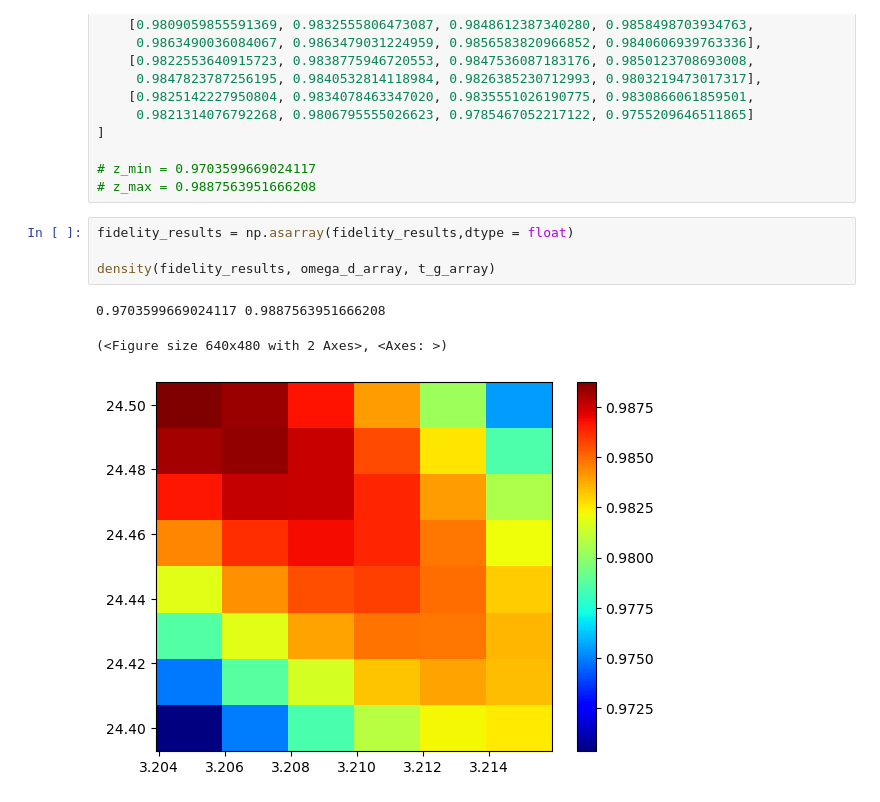
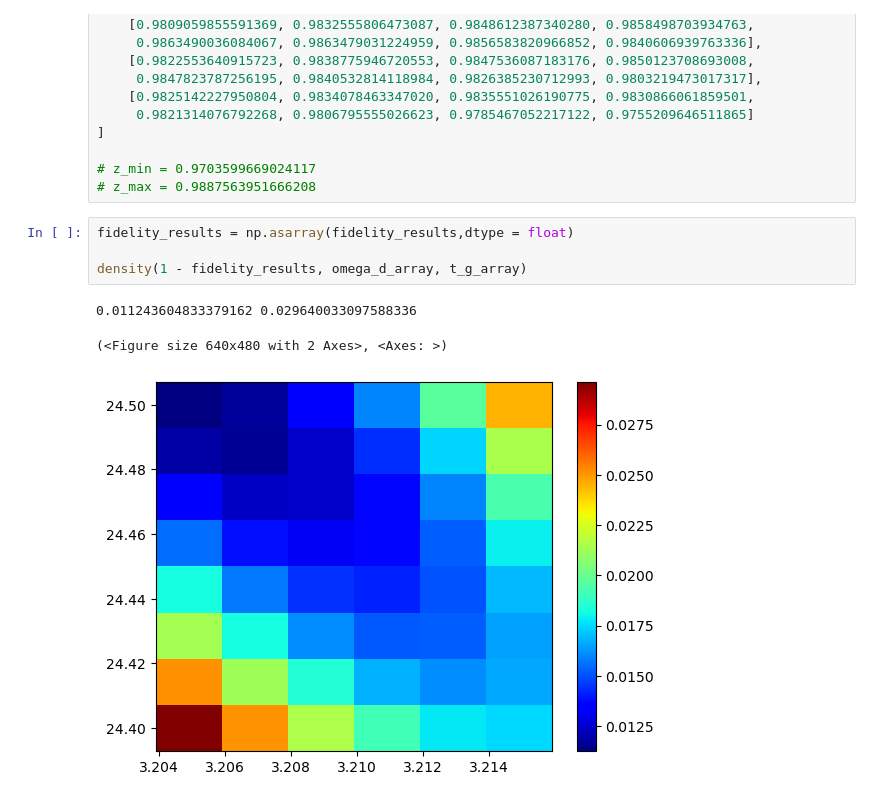
Before and after one commit to Sam-Bieberich/QuTiP, a Jupyter notebook: plot_gen.ipynb, the cells around one changed output. Saved outputs shown, nothing was run; the diff lists cells and outputs as text.

```diff
--- a/plot_gen.ipynb
+++ b/plot_gen.ipynb
@@ -137,11 +137,11 @@ fidelity_results = [
 # %%
 fidelity_results = np.asarray(fidelity_results,dtype = float)
 
-density(fidelity_results, omega_d_array, t_g_array)
+density(1 - fidelity_results, omega_d_array, t_g_array)
 # %% [output]
-0.9703599669024117 0.9887563951666208
+0.011243604833379162 0.029640033097588336
 (<Figure size 640x480 with 2 Axes>, <Axes: >)
-[figure, old version]
+[figure, new version]
 # %%
 #1e6 qcap
 
```
Also changed, not shown: parts of 6 cells of this notebook.
